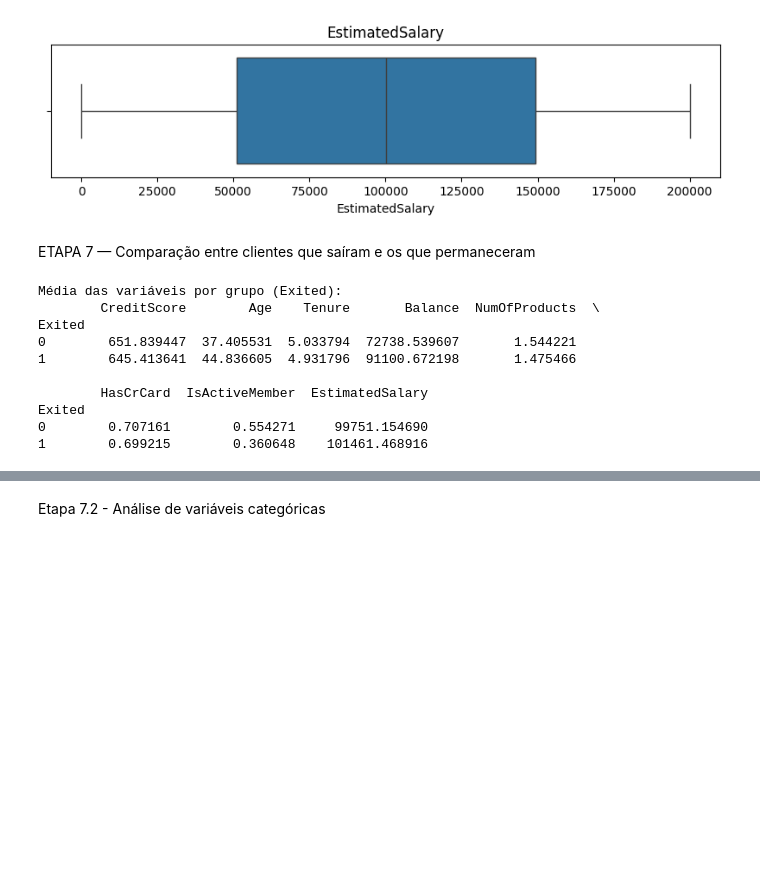
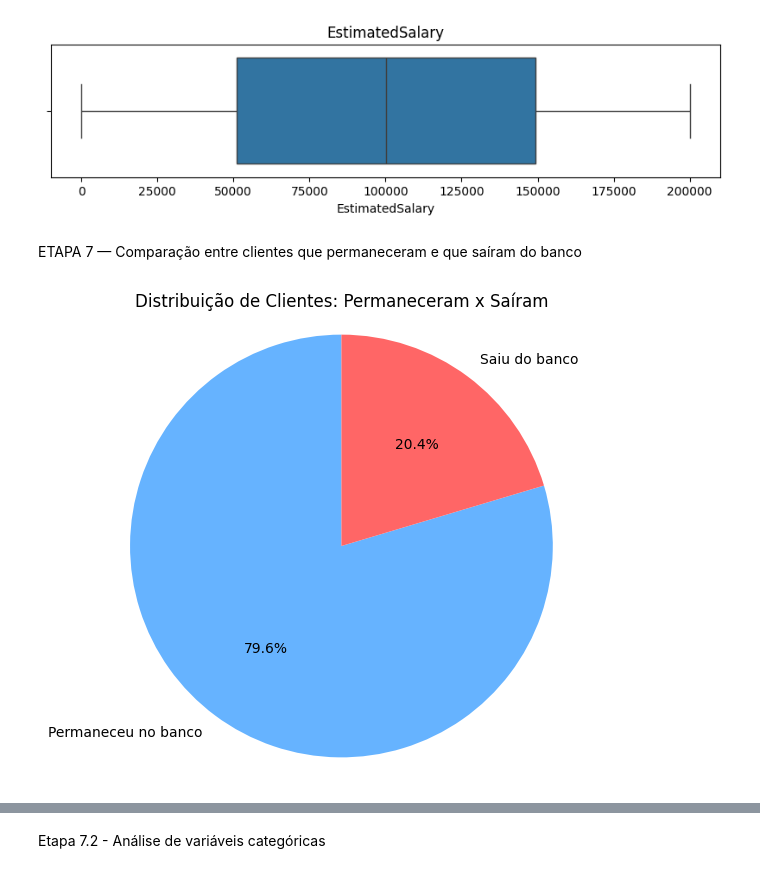
Before and after one commit to vitao-bolado/Trabalho1_AnaliseDados, a Jupyter notebook: Trabalho1.ipynb, the cells around one changed output, grey strips where cells are left out. Drawn from its saved outputs; the diff is of its cells as text; code cells hidden in the pictures; blank space fills up the shorter version.

```diff
--- a/Trabalho1.ipynb
+++ b/Trabalho1.ipynb
@@ -132,25 +132,25 @@ for col in colunas_boxplot:
 [figure]
 [figure]
 # %% [markdown]
-ETAPA 7 — Comparação entre clientes que saíram e os que permaneceram
+ETAPA 7 — Comparação entre clientes que permaneceram e que saíram do banco
-# %%
-# Criando dois subconjuntos de clientes que saíram (Exited = 1) e que permaneceram (Exited = 0)
-saiu = df[df['Exited'] == 1]
-ficou = df[df['Exited'] == 0]
-
-# Mostra a média das variáveis numéricas separadas por grupo (Exited)
-comparacao = df.groupby('Exited').mean(numeric_only=True)
-print("Média das variáveis por grupo (Exited):")
-print(comparacao)
-# %% [output]
-Média das variáveis por grupo (Exited):
-        CreditScore        Age    Tenure       Balance  NumOfProducts  \
-Exited
-0        651.839447  37.405531  5.033794  72738.539607       1.544221
-1        645.413641  44.836605  4.931796  91100.672198       1.475466
-
-        HasCrCard  IsActiveMember  EstimatedSalary
-Exited
-0        0.707161        0.554271     99751.154690
-1        0.699215        0.360648    101461.468916
+# %%
+import matplotlib.pyplot as plt
+
+# Contando quantos clientes saíram e quantos ficaram
+contagem_saida = df['Exited'].value_counts()
+
+# Rótulos para o gráfico
+labels = ['Permaneceu no banco', 'Saiu do banco']
+
+# Cores
+cores = ['#66b3ff', '#ff6666']
+
+# Criando o gráfico de pizza
+plt.figure(figsize=(6,6))
+plt.pie(contagem_saida, labels=labels, autopct='%1.1f%%', startangle=90, colors=cores)
+plt.title('Distribuição de Clientes: Permaneceram x Saíram')
+plt.axis('equal')
+plt.show()
+# %% [output]
+[figure, added]
 # %% [markdown]
```
Also changed, not shown: parts of 6 cells of this notebook.
